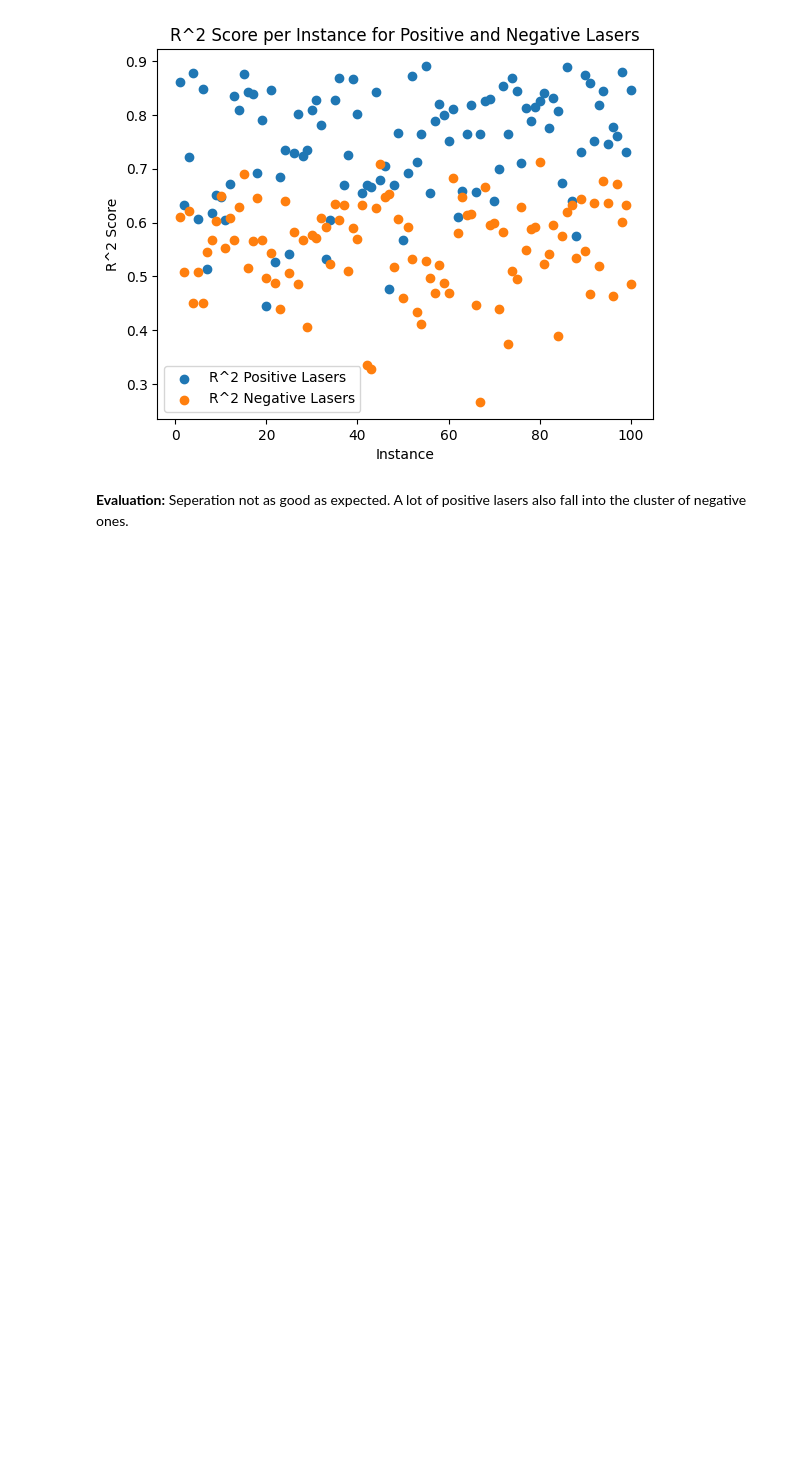
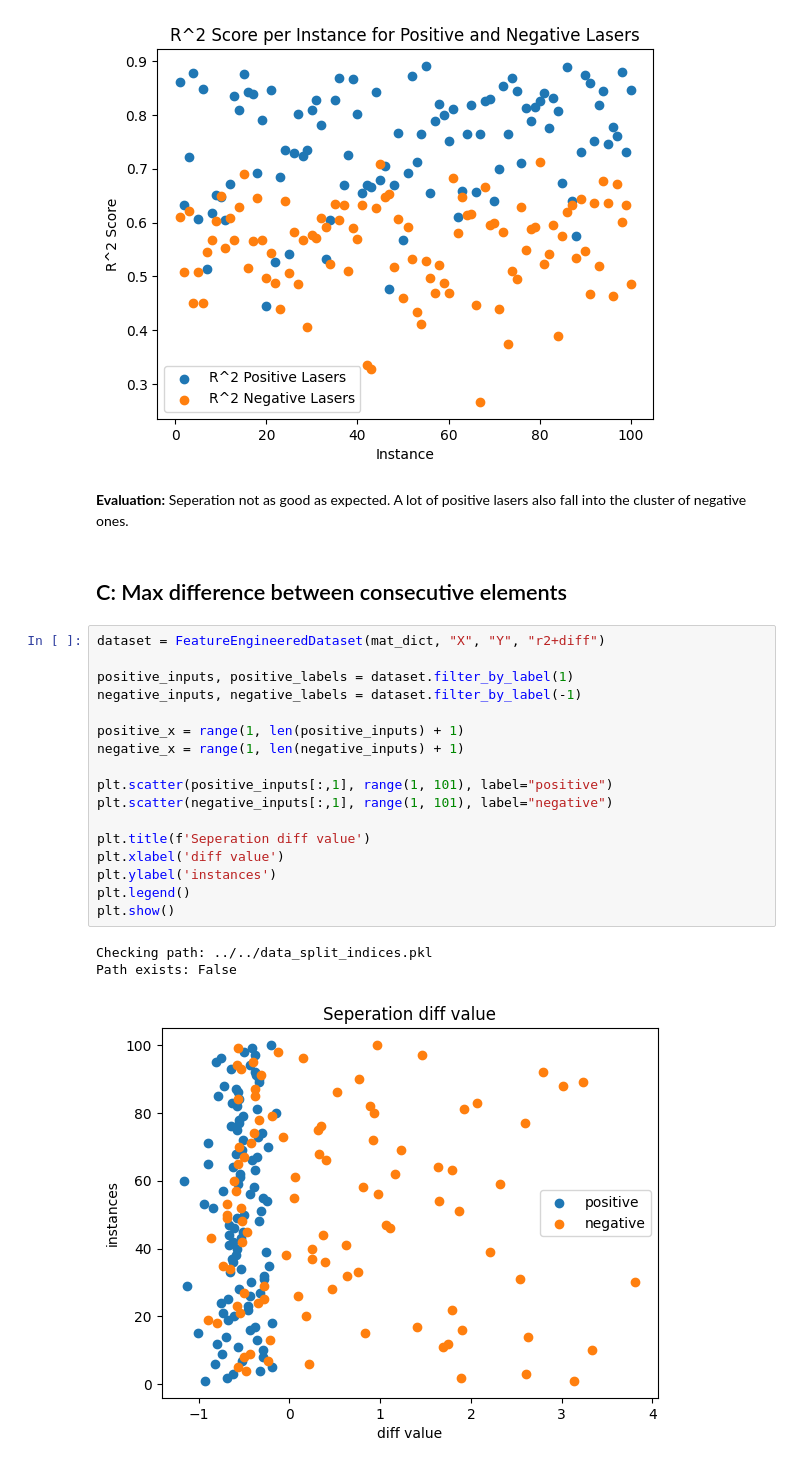
Before and after one commit to MarStreicher/IDA_Laser, a Jupyter notebook: src/data_analysis.ipynb, the cells around one changed output. Saved outputs shown, nothing was run; the diff lists cells and outputs as text; blank space fills up the shorter version.

```diff
--- a/src/data_analysis.ipynb
+++ b/src/data_analysis.ipynb
@@ -247,3 +248,26 @@ plot_r2_scores(r2_scores_positive, r2_scores_negative)
 [figure]
 # %% [markdown]
 **Evaluation:** Seperation not as good as expected. A lot of positive lasers also fall into the cluster of negative ones.
+# %% [markdown]
+## C: Max difference between consecutive elements
+# %%
+dataset = FeatureEngineeredDataset(mat_dict, "X", "Y", "r2+diff")
+
+positive_inputs, positive_labels = dataset.filter_by_label(1)
+negative_inputs, negative_labels = dataset.filter_by_label(-1)
+
+positive_x = range(1, len(positive_inputs) + 1)
+negative_x = range(1, len(negative_inputs) + 1)
+
+plt.scatter(positive_inputs[:,1], range(1, 101), label="positive")
+plt.scatter(negative_inputs[:,1], range(1, 101), label="negative")
+
+plt.title(f'Seperation diff value')
+plt.xlabel('diff value')
+plt.ylabel('instances')
+plt.legend()
+plt.show()
+# %% [output]
+Checking path: ../../data_split_indices.pkl
+Path exists: False
+[figure, added]
```
Also changed, not shown: parts of 1 cell of this notebook, 7 other files.
